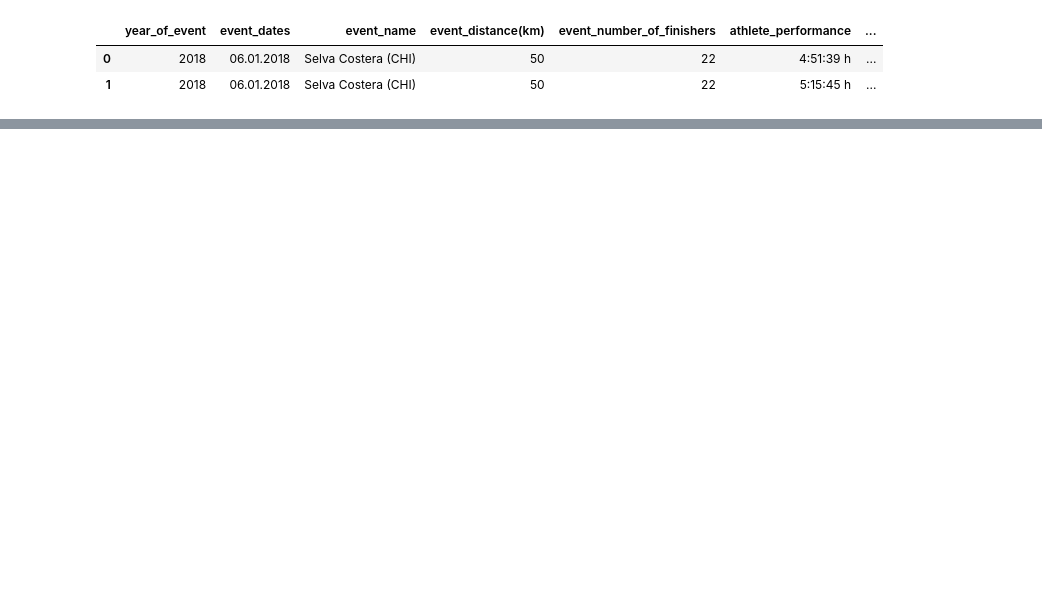
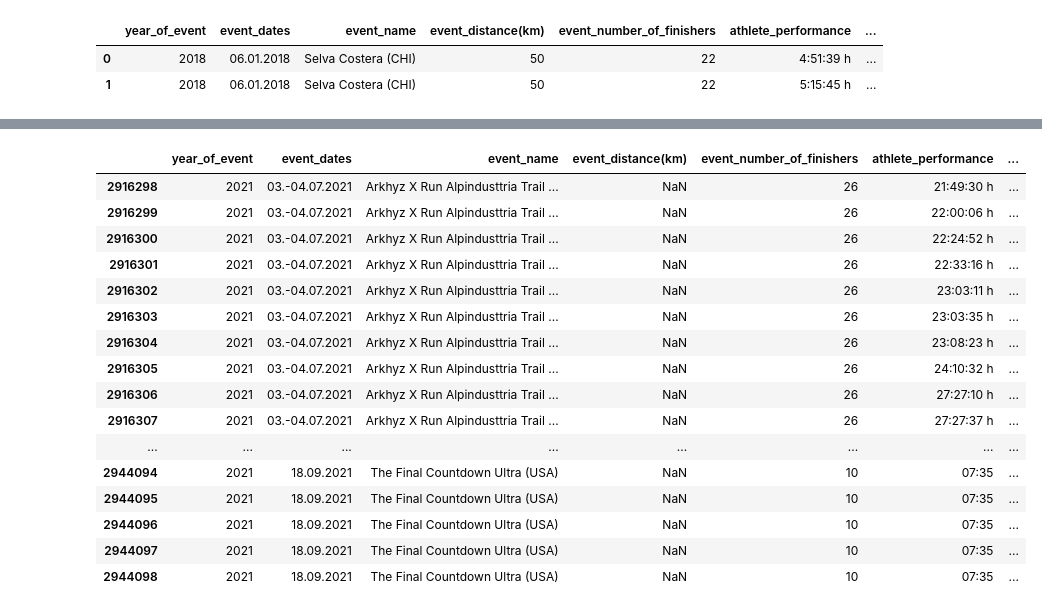
Before and after one commit to saeedshirani/EDA-On-SuperMessy-Datasets, a Jupyter notebook: The big dataset of ultra-marathon running/ETL.ipynb, the cells around one changed output, grey strips where cells are left out. Cells and saved outputs as stored; diff of their text form; code cells hidden in the pictures; blank space fills up the shorter version.

```diff
--- a/The big dataset of ultra-marathon running/ETL.ipynb
+++ b/The big dataset of ultra-marathon running/ETL.ipynb
@@ -325,0 +391,20 @@ data.loc[data["event_distance(km)"].isna() == True]
+# %%
+data[data["event_distance(km)"].isna() == True][200:220]
+# %% [output]
+|  | year_of_event | event_dates | event_name | event_distance(km) | event_number_of_finishers | athlete_performance | ... |
+| 2916298 | 2021 | 03.-04.07.2021 | Arkhyz X Run Alpindusttria Trail ... | NaN | 26 | 21:49:30 h | ... |
+| 2916299 | 2021 | 03.-04.07.2021 | Arkhyz X Run Alpindusttria Trail ... | NaN | 26 | 22:00:06 h | ... |
+| 2916300 | 2021 | 03.-04.07.2021 | Arkhyz X Run Alpindusttria Trail ... | NaN | 26 | 22:24:52 h | ... |
+| 2916301 | 2021 | 03.-04.07.2021 | Arkhyz X Run Alpindusttria Trail ... | NaN | 26 | 22:33:16 h | ... |
+| 2916302 | 2021 | 03.-04.07.2021 | Arkhyz X Run Alpindusttria Trail ... | NaN | 26 | 23:03:11 h | ... |
+| 2916303 | 2021 | 03.-04.07.2021 | Arkhyz X Run Alpindusttria Trail ... | NaN | 26 | 23:03:35 h | ... |
+| 2916304 | 2021 | 03.-04.07.2021 | Arkhyz X Run Alpindusttria Trail ... | NaN | 26 | 23:08:23 h | ... |
+| 2916305 | 2021 | 03.-04.07.2021 | Arkhyz X Run Alpindusttria Trail ... | NaN | 26 | 24:10:32 h | ... |
+| 2916306 | 2021 | 03.-04.07.2021 | Arkhyz X Run Alpindusttria Trail ... | NaN | 26 | 27:27:10 h | ... |
+| 2916307 | 2021 | 03.-04.07.2021 | Arkhyz X Run Alpindusttria Trail ... | NaN | 26 | 27:27:37 h | ... |
+| ... | ... | ... | ... | ... | ... | ... | ... |
+| 2944094 | 2021 | 18.09.2021 | The Final Countdown Ultra (USA) | NaN | 10 | 07:35 | ... |
+| 2944095 | 2021 | 18.09.2021 | The Final Countdown Ultra (USA) | NaN | 10 | 07:35 | ... |
+| 2944096 | 2021 | 18.09.2021 | The Final Countdown Ultra (USA) | NaN | 10 | 07:35 | ... |
+| 2944097 | 2021 | 18.09.2021 | The Final Countdown Ultra (USA) | NaN | 10 | 07:35 | ... |
+| 2944098 | 2021 | 18.09.2021 | The Final Countdown Ultra (USA) | NaN | 10 | 07:35 | ... |
```
Also changed, not shown: parts of 10 cells of this notebook.
